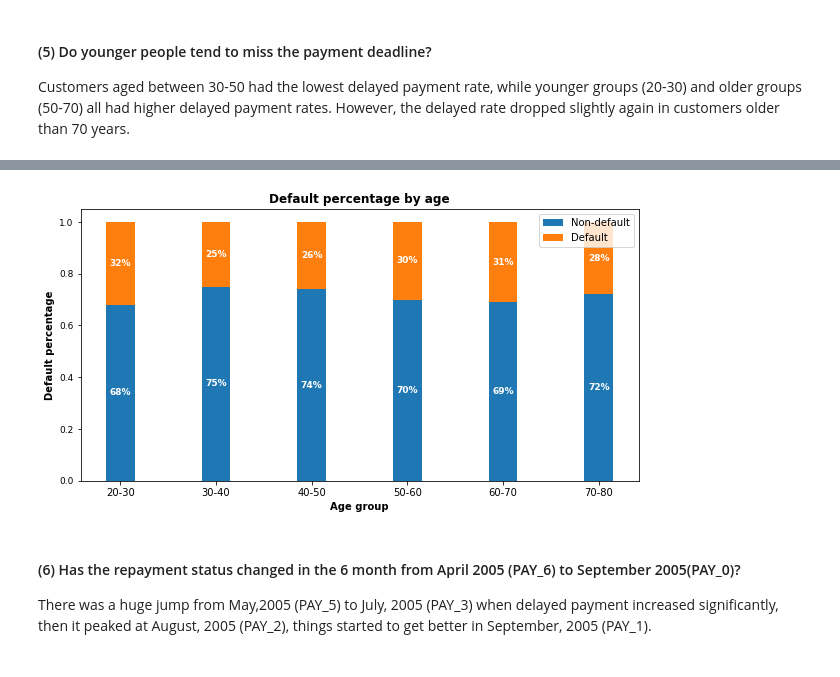
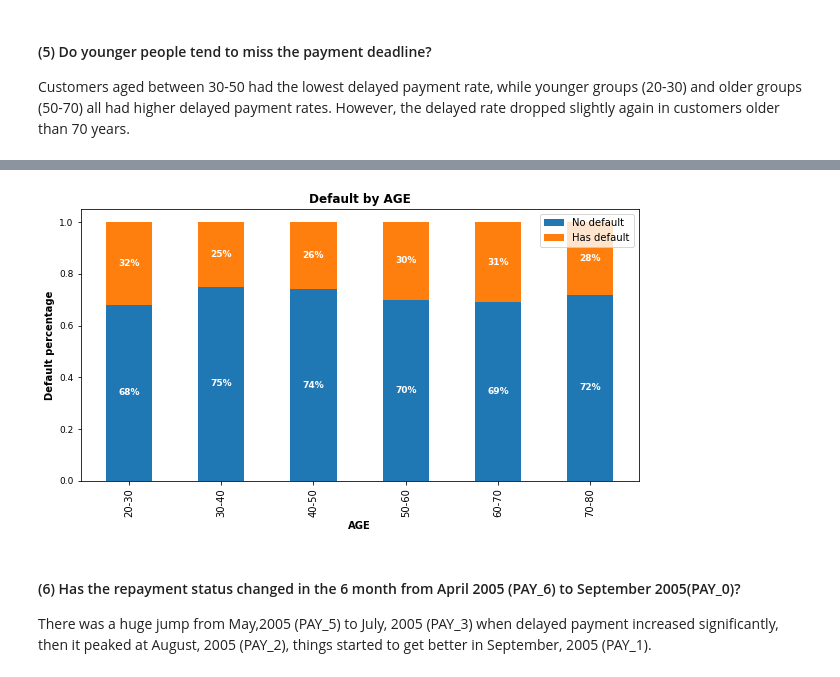
Before and after one commit to Hamrita/credit-card-default-prediction, a Jupyter notebook: EDA/credit_card_default_analysis_part1_EDA.ipynb, the cells around one changed output, grey strips where cells are left out. Saved outputs shown, nothing was run; the diff lists cells and outputs as text; code cells hidden in the pictures.

```diff
--- a/EDA/credit_card_default_analysis_part1_EDA.ipynb
+++ b/EDA/credit_card_default_analysis_part1_EDA.ipynb
@@ -519,18 +456,9 @@ default_by_age
-# %%
-# Plot a stacked bar chart to visualize default and non-default by age
-
-labels = ['20-30','30-40','40-50','50-60','60-70','70-80']
-list1 = [0.68,0.75,0.74,0.7,0.69,0.72]
-list2 = [0.32,0.25,0.26,0.3,0.31,0.28]
-list1_name = "Non-default"
-list2_name = "Default"
-title = "Default percentage by age"
-xlabel = "Age group"
-ylabel = "Default percentage"
-
-create_stacked_bar(labels,list1,list2,list1_name,list2_name,title,xlabel,ylabel)
-# %% [output]
-[figure, removed]
+# %%
+# Plot a stacked bar chart to visualize default and non-default by age
+
+create_stacked_bar('AGE')
+# %% [output]
+[figure, added]
 # %% [markdown]
 #### (6) Has the repayment status changed in the 6 month from April 2005 (PAY_6) to September 2005(PAY_0)?
 There was a huge jump from May,2005 (PAY_5) to July, 2005 (PAY_3) when delayed payment increased significantly, then it peaked at August, 2005 (PAY_2), things started to get better in September, 2005 (PAY_1).
```
Also changed, not shown: parts of 14 cells of this notebook.
